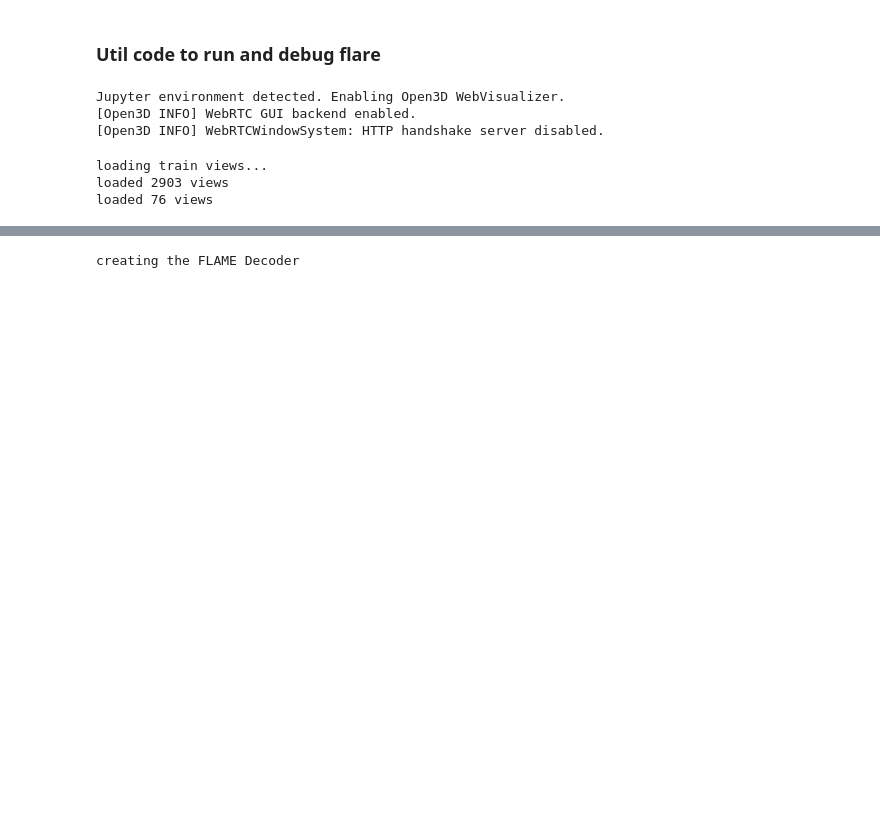
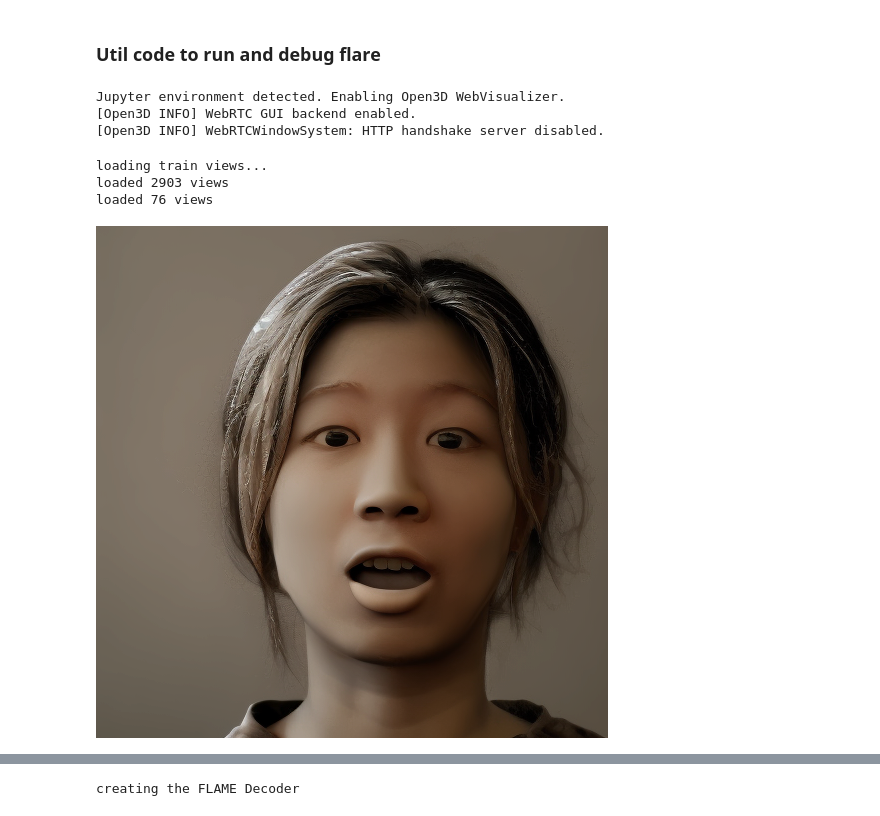
Before and after one commit to HannesLeonhard/adl4cv_ws25-26_Relightable-Avatars, a Jupyter notebook: notebooks/run_flare.ipynb, the cells around one changed output, grey strips where cells are left out. Saved outputs shown, nothing was run; the diff lists cells and outputs as text; code cells hidden in the pictures; blank space fills up the shorter version.

```diff
--- a/notebooks/run_flare.ipynb
+++ b/notebooks/run_flare.ipynb
@@ -37,7 +48,7 @@ Jupyter environment detected. Enabling Open3D WebVisualizer.
 # %%
 config = {
     'config': None,
-    'run_name': '001_test',
+    'run_name': '002_test',
     'batch_size': 2,
     # path
     'input_dir': Path("/home/hleonhard/data/flare_subject_data/001"),
@@ -78,6 +89,12 @@ config = {
     'weight_white_lgt_regularization': 1.0,
     'weight_roughness_regularization': 0.1,
     'weight_fresnel_coeff': 0.01,
+    # diffusion regularization
+    'diffusion_dir': Path("/home/hleonhard/data/flare_diffusion_channels/rgbx/001"),
+    "diffusion_normal": 0.01,
+    "diffusion_albedo": 0.01,
+    "diffusion_roughness": 0.01,
+    "diffusion_irradiance": 0.01,
     'r_mean': 0.500,
     # neural shader
     'fourier_features': 'positional',
@@ -115,3 +132,9 @@ del dataset_val
 loading train views...
 loaded 2903 views
 loaded 76 views
+# %%
+from PIL import Image
+
+Image.fromarray(np.uint8(debug_views['diffusion_irradiance'].cpu().numpy()[0,...] * 255))
+# %% [output]
+[figure, added]
```
Also changed, not shown: parts of 9 cells of this notebook, 1 other file.
